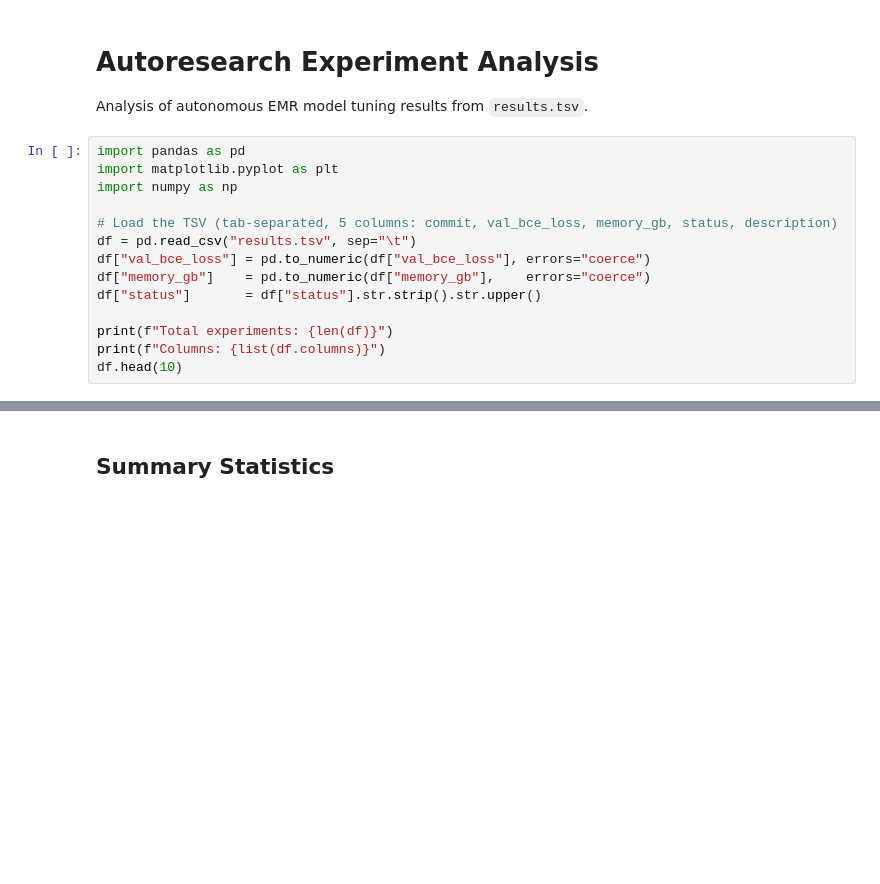
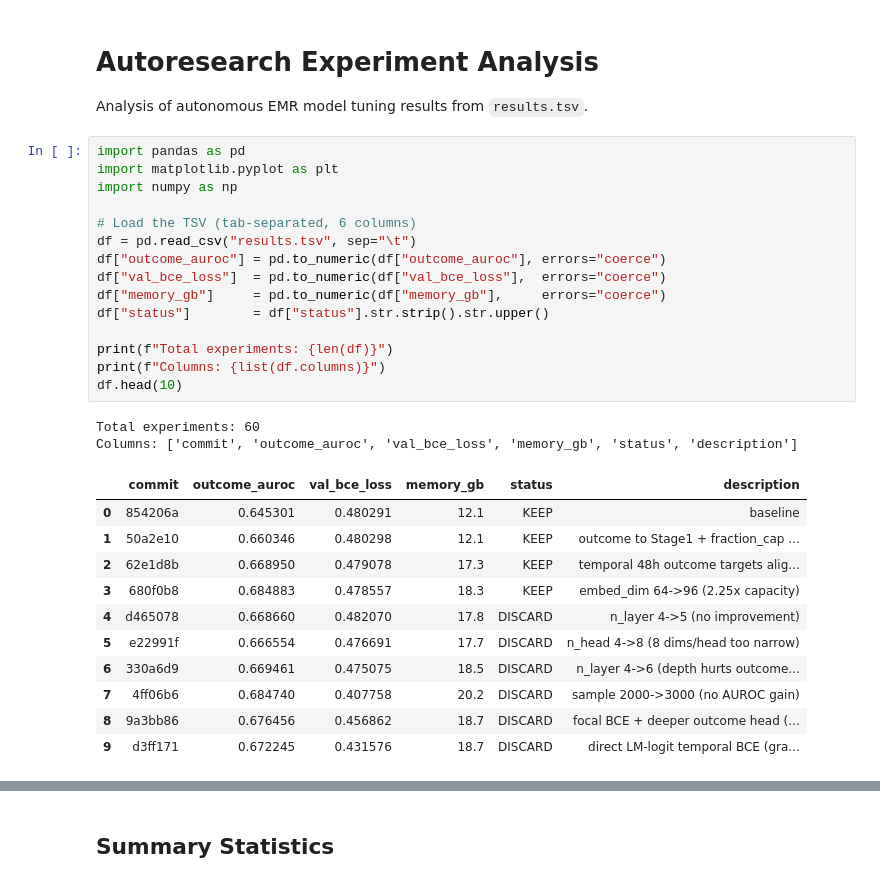
Before and after one commit to shaharoded/INTERVenE-Ar, a Jupyter notebook: analysis.ipynb, the cells around one changed output, grey strips where cells are left out. Drawn from its saved outputs; the diff is of its cells as text; blank space fills up the shorter version.

```diff
--- a/analysis.ipynb
+++ b/analysis.ipynb
@@ -5,17 +5,32 @@ Analysis of autonomous EMR model tuning results from `results.tsv`.
 # %%
 import pandas as pd
 import matplotlib.pyplot as plt
 import numpy as np
 
-# Load the TSV (tab-separated, 5 columns: commit, val_bce_loss, memory_gb, status, description)
+# Load the TSV (tab-separated, 6 columns)
 df = pd.read_csv("results.tsv", sep="\t")
-df["val_bce_loss"] = pd.to_numeric(df["val_bce_loss"], errors="coerce")
-df["memory_gb"]    = pd.to_numeric(df["memory_gb"],    errors="coerce")
-df["status"]       = df["status"].str.strip().str.upper()
+df["outcome_auroc"] = pd.to_numeric(df["outcome_auroc"], errors="coerce")
+df["val_bce_loss"]  = pd.to_numeric(df["val_bce_loss"],  errors="coerce")
+df["memory_gb"]     = pd.to_numeric(df["memory_gb"],     errors="coerce")
+df["status"]        = df["status"].str.strip().str.upper()
 
 print(f"Total experiments: {len(df)}")
 print(f"Columns: {list(df.columns)}")
 df.head(10)
+# %% [output]
+Total experiments: 60
+Columns: ['commit', 'outcome_auroc', 'val_bce_loss', 'memory_gb', 'status', 'description']
+|  | commit | outcome_auroc | val_bce_loss | memory_gb | status | description |
+| 0 | 854206a | 0.645301 | 0.480291 | 12.1 | KEEP | baseline |
+| 1 | 50a2e10 | 0.660346 | 0.480298 | 12.1 | KEEP | outcome to Stage1 + fraction_cap ... |
+| 2 | 62e1d8b | 0.668950 | 0.479078 | 17.3 | KEEP | temporal 48h outcome targets alig... |
+| 3 | 680f0b8 | 0.684883 | 0.478557 | 18.3 | KEEP | embed_dim 64->96 (2.25x capacity) |
+| 4 | d465078 | 0.668660 | 0.482070 | 17.8 | DISCARD | n_layer 4->5 (no improvement) |
+| 5 | e22991f | 0.666554 | 0.476691 | 17.7 | DISCARD | n_head 4->8 (8 dims/head too narrow) |
+| 6 | 330a6d9 | 0.669461 | 0.475075 | 18.5 | DISCARD | n_layer 4->6 (depth hurts outcome... |
+| 7 | 4ff06b6 | 0.684740 | 0.407758 | 20.2 | DISCARD | sample 2000->3000 (no AUROC gain) |
+| 8 | 9a3bb86 | 0.676456 | 0.456862 | 18.7 | DISCARD | focal BCE + deeper outcome head (... |
+| 9 | d3ff171 | 0.672245 | 0.431576 | 18.7 | DISCARD | direct LM-logit temporal BCE (gra... |
 # %%
 counts = df["status"].value_counts()
 print("Experiment outcomes:")
```
Also changed, not shown: parts of 6 cells of this notebook, 7 other files.
